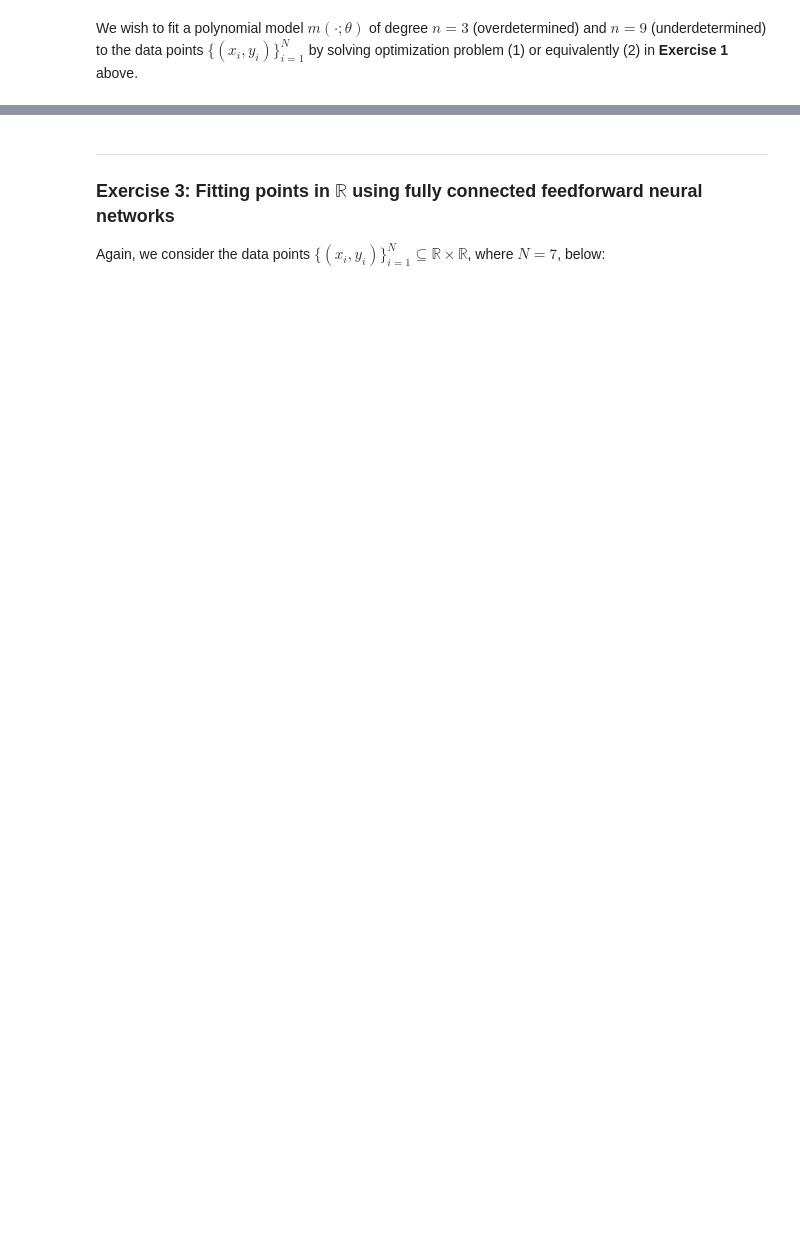
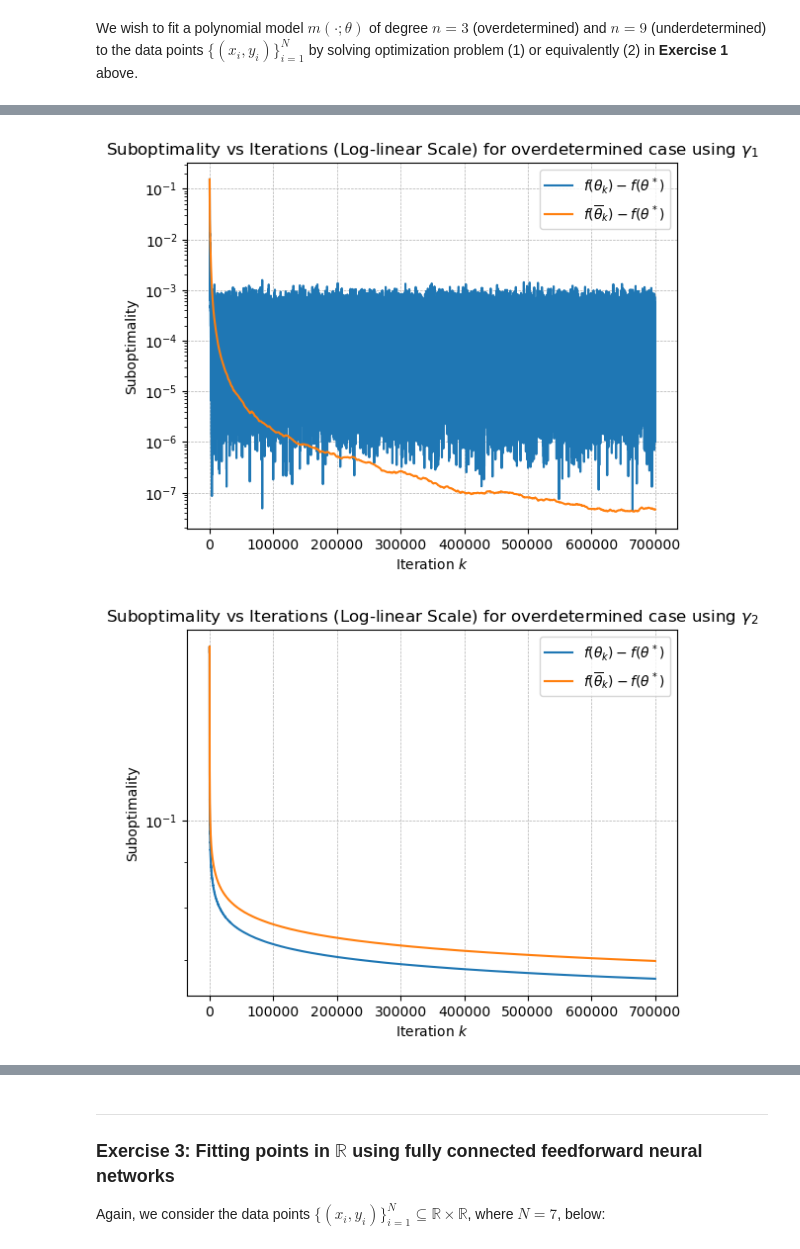
Before and after one commit to AliBakly/Optimization-For-Learning, a Jupyter notebook: Hand_Ins/Hand_In_2/handin2.ipynb, the cells around one changed output, grey strips where cells are left out. Saved outputs shown, nothing was run; the diff lists cells and outputs as text; code cells hidden in the pictures; blank space fills up the shorter version.

```diff
--- a/Hand_Ins/Hand_In_2/handin2.ipynb
+++ b/Hand_Ins/Hand_In_2/handin2.ipynb
@@ -408,0 +926,9 @@ _Fill in your solution here!_
+# %%
+X = create_X(xs, 3)
+theta_opt = theta_star(X, ys)
+for gamma, s in zip([gamma_1, gamma_2, gamma_3], ['$\gamma_1$', '$\gamma_2$', '$\gamma_3$']):
+    theta, suboptimality, avg_suboptimality = stoch_gradient_descent(np.zeros(4), X, ys, N, N*10**5, gamma, theta_opt)
+    plot_suboptimality(suboptimality, avg_suboptimality, ' for overdetermined case using ' + s)
+# %% [output]
+[figure, added]
+[figure, added]
```
Also changed, not shown: parts of 39 cells of this notebook.
